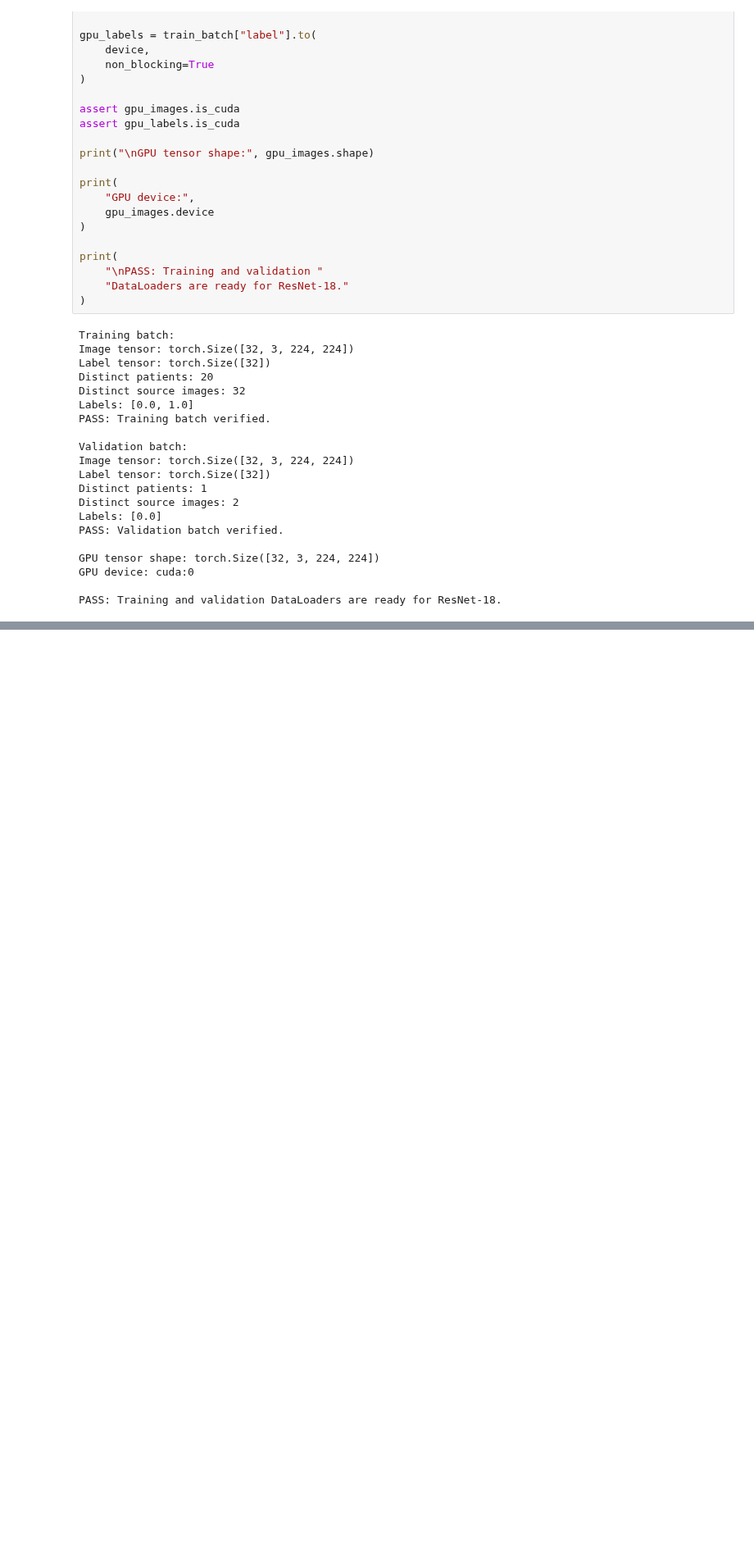
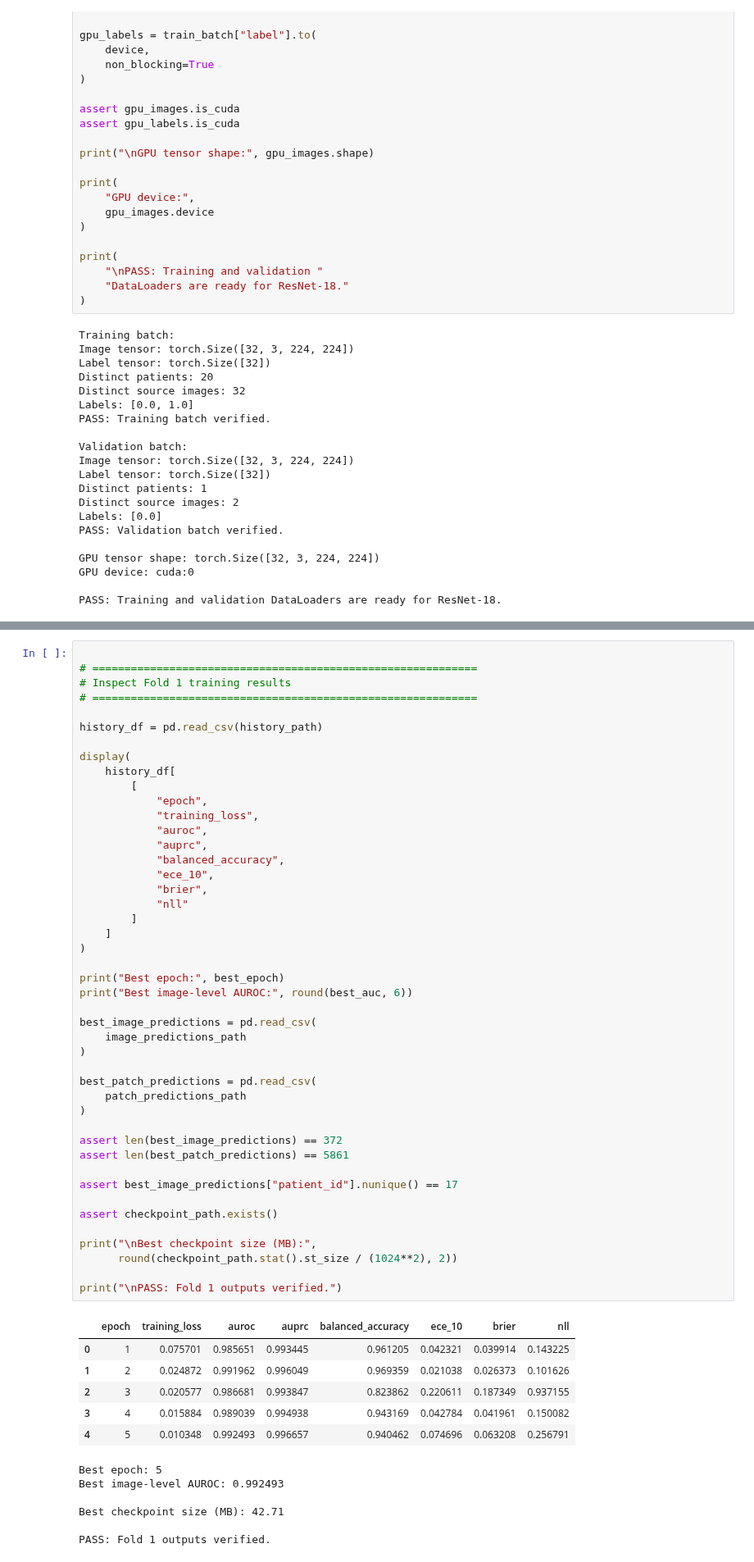
Before and after one commit to Yisihaq01/breast-histology-calibration, a Jupyter notebook: Notebooks/03_breakhis_formal_development.ipynb, the cells around one changed output, grey strips where cells are left out. Shown at 82% size. Drawn from its saved outputs; the diff is of its cells as text; blank space fills up the shorter version.

```diff
--- a/Notebooks/03_breakhis_formal_development.ipynb
+++ b/Notebooks/03_breakhis_formal_development.ipynb
@@ -1955,0 +2986,58 @@ PASS: Training and validation DataLoaders are ready for ResNet-18.
+# %%
+
+# ============================================================
+# Inspect Fold 1 training results
+# ============================================================
+
+history_df = pd.read_csv(history_path)
+
+display(
+    history_df[
+        [
+            "epoch",
+            "training_loss",
+            "auroc",
+            "auprc",
+            "balanced_accuracy",
+            "ece_10",
+            "brier",
+            "nll"
+        ]
+    ]
+)
+
+print("Best epoch:", best_epoch)
+print("Best image-level AUROC:", round(best_auc, 6))
+
+best_image_predictions = pd.read_csv(
+    image_predictions_path
+)
+
+best_patch_predictions = pd.read_csv(
+    patch_predictions_path
+)
+
+assert len(best_image_predictions) == 372
+assert len(best_patch_predictions) == 5861
+
+assert best_image_predictions["patient_id"].nunique() == 17
+
+assert checkpoint_path.exists()
+
+print("\nBest checkpoint size (MB):",
+      round(checkpoint_path.stat().st_size / (1024**2), 2))
+
+print("\nPASS: Fold 1 outputs verified.")
+# %% [output]
+|  | epoch | training_loss | auroc | auprc | balanced_accuracy | ece_10 | brier | nll |
+| 0 | 1 | 0.075701 | 0.985651 | 0.993445 | 0.961205 | 0.042321 | 0.039914 | 0.143225 |
+| 1 | 2 | 0.024872 | 0.991962 | 0.996049 | 0.969359 | 0.021038 | 0.026373 | 0.101626 |
+| 2 | 3 | 0.020577 | 0.986681 | 0.993847 | 0.823862 | 0.220611 | 0.187349 | 0.937155 |
+| 3 | 4 | 0.015884 | 0.989039 | 0.994938 | 0.943169 | 0.042784 | 0.041961 | 0.150082 |
+| 4 | 5 | 0.010348 | 0.992493 | 0.996657 | 0.940462 | 0.074696 | 0.063208 | 0.256791 |
+Best epoch: 5
+Best image-level AUROC: 0.992493
+
+Best checkpoint size (MB): 42.71
+
+PASS: Fold 1 outputs verified.
```
Also changed, not shown: parts of 10 cells of this notebook.
